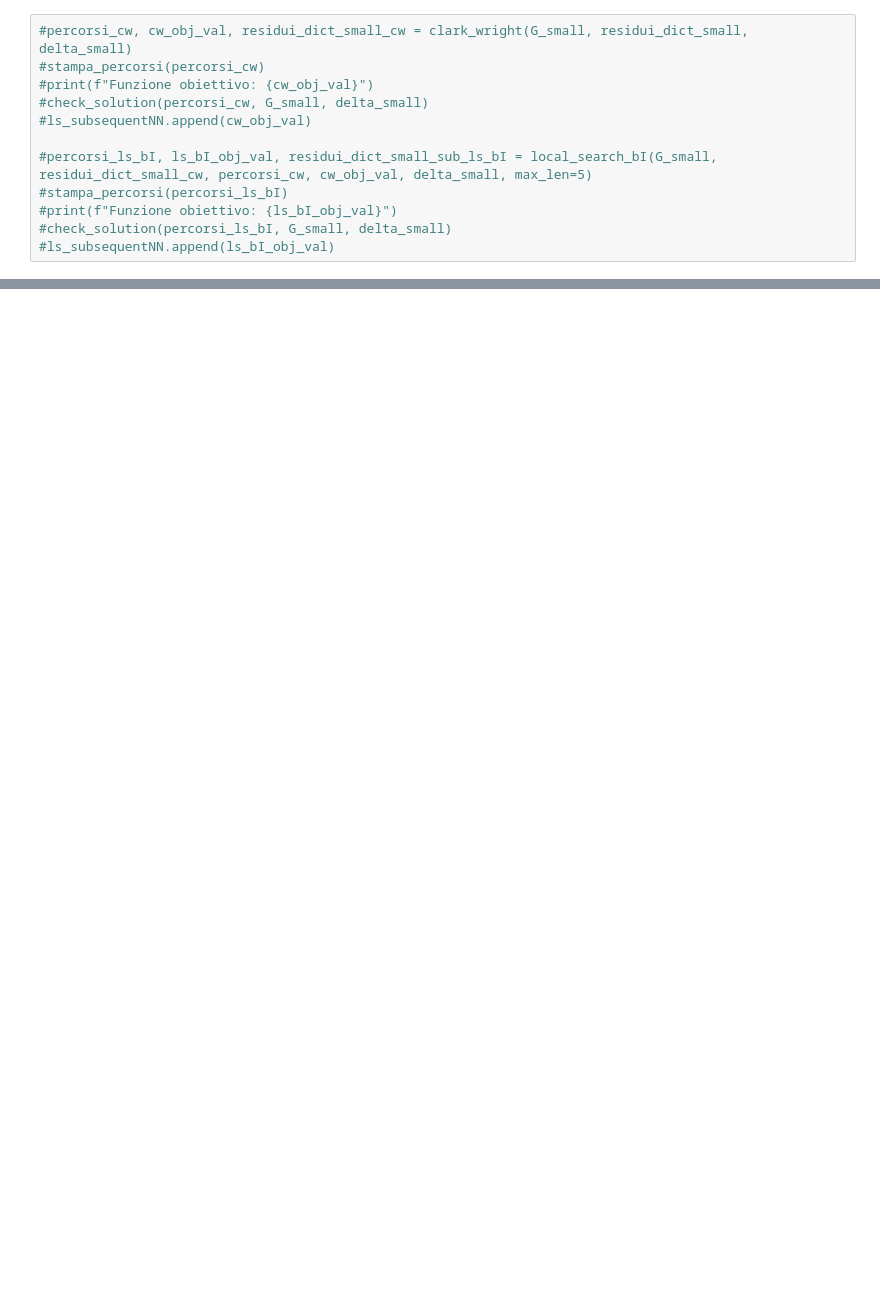
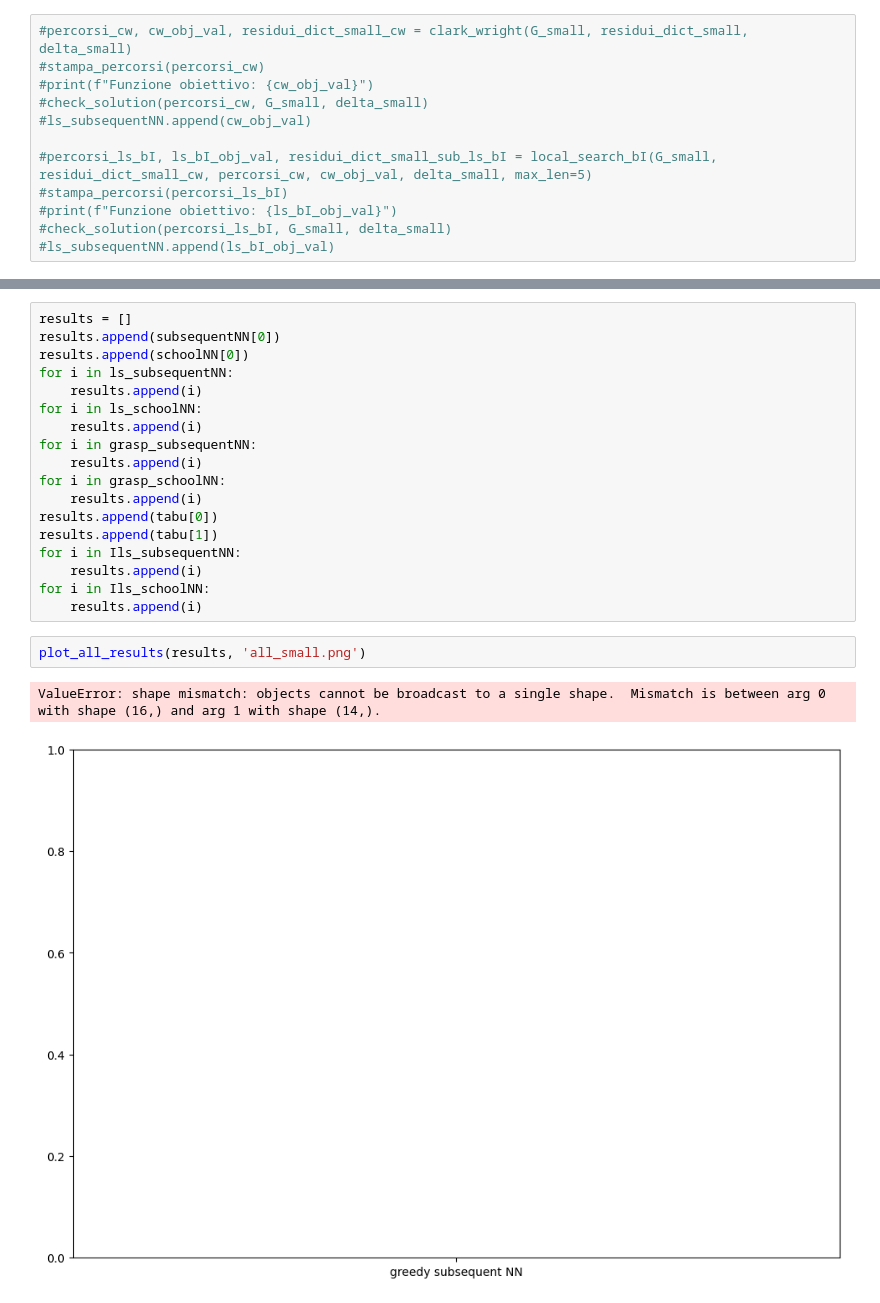
Before and after one commit to saracavicchi/Pedibus_OR, a Jupyter notebook: istanza_small_main.ipynb, the cells around one changed output, grey strips where cells are left out. Drawn from its saved outputs; the diff is of its cells as text; blank space fills up the shorter version.

Commit message:
modifiche a visualizza_grafici.py

```diff
--- a/istanza_small_main.ipynb
+++ b/istanza_small_main.ipynb
@@ -178,0 +422,23 @@ plotMetaheuristicsResults(grasp_bI, tabu, ils_bI, 'metaheuristics_small.png')
+# %%
+results = []
+results.append(subsequentNN[0])
+results.append(schoolNN[0])
+for i in ls_subsequentNN:
+    results.append(i)
+for i in ls_schoolNN:
+    results.append(i)
+for i in grasp_subsequentNN:
+    results.append(i)
+for i in grasp_schoolNN:
+    results.append(i)
+results.append(tabu[0])
+results.append(tabu[1])
+for i in Ils_subsequentNN:
+    results.append(i)
+for i in Ils_schoolNN:
+    results.append(i)
+# %%
+plot_all_results(results, 'all_small.png')
+# %% [output]
+ValueError: shape mismatch: objects cannot be broadcast to a single shape.  Mismatch is between arg 0 with shape (16,) and arg 1 with shape (14,).
+[figure, added]
```
Also changed, not shown: parts of 23 cells of this notebook, 12 other files.
